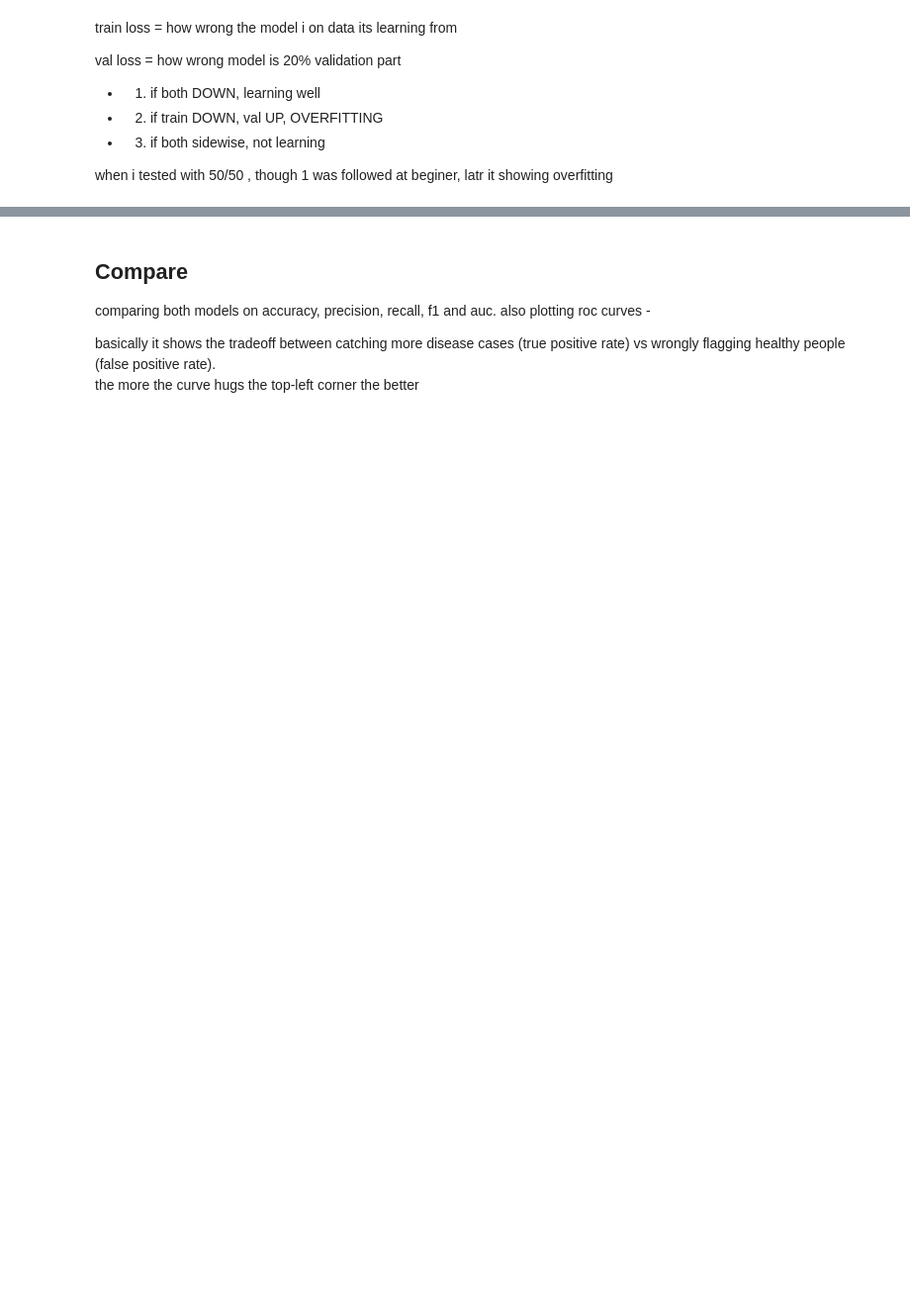
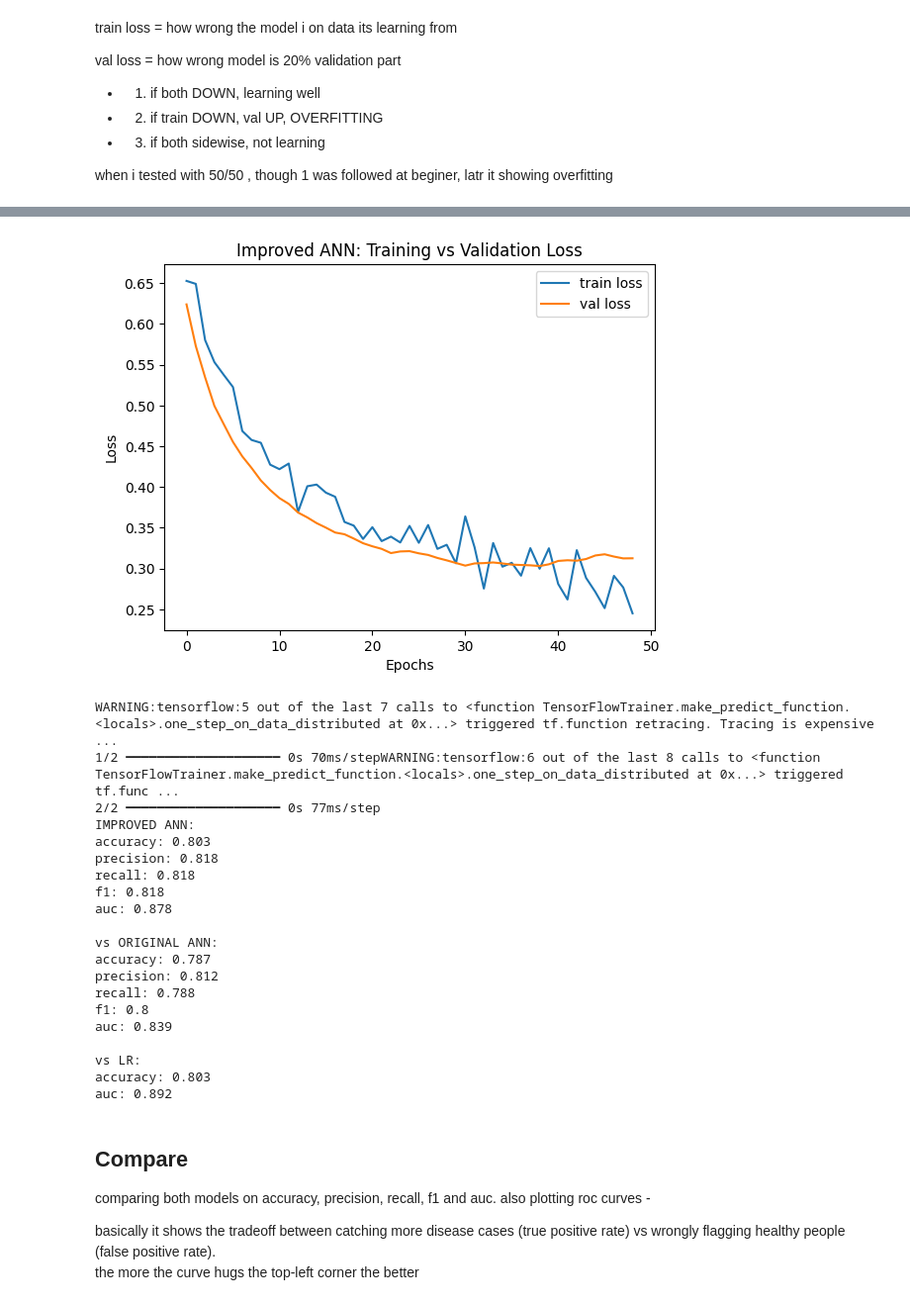
Before and after one commit to anonyks/cardio-ds, a Jupyter notebook: heart_disease_prediction.ipynb, the cells around one changed output, grey strips where cells are left out. Shown at 99% size. Saved outputs shown, nothing was run; the diff lists cells and outputs as text; code cells hidden in the pictures; blank space fills up the shorter version.

```diff
--- a/heart_disease_prediction.ipynb
+++ b/heart_disease_prediction.ipynb
@@ -364,3 +527,56 @@ plt.show()
+# %%
+# loss curve
+plt.plot(history_v2.history['loss'], label='train loss')
+plt.plot(history_v2.history['val_loss'], label='val loss')
+plt.xlabel('Epochs')
+plt.ylabel('Loss')
+plt.legend()
+plt.title('Improved ANN: Training vs Validation Loss')
+plt.show()
+
+# evaluate
+y_pred_v2_proba = model_v2.predict(X_test_scaled).flatten()
+y_pred_v2 = (y_pred_v2_proba > 0.5).astype(int)
+
+print("IMPROVED ANN:")
+print("accuracy:", round(accuracy_score(y_test, y_pred_v2), 3))
+print("precision:", round(precision_score(y_test, y_pred_v2), 3))
+print("recall:", round(recall_score(y_test, y_pred_v2), 3))
+print("f1:", round(f1_score(y_test, y_pred_v2), 3))
+print("auc:", round(roc_auc_score(y_test, y_pred_v2_proba), 3))
+print()
+print("vs ORIGINAL ANN:")
+print("accuracy:", round(ann_accuracy, 3))
+print("precision:", round(ann_precision, 3))
+print("recall:", round(ann_recall, 3))
+print("f1:", round(ann_f1, 3))
+print("auc:", round(ann_auc, 3))
+print()
+print("vs LR:")
+print("accuracy:", round(lr_accuracy, 3))
+print("auc:", round(lr_auc, 3))
+# %% [output]
+[figure, added]
+WARNING:tensorflow:5 out of the last 7 calls to <function TensorFlowTrainer.make_predict_function.<locals>.one_step_on_data_distributed at 0x...> triggered tf.function retracing. Tracing is expensive  ...
+1/2 ━━━━━━━━━━━━━━━━━━━━ 0s 70ms/stepWARNING:tensorflow:6 out of the last 8 calls to <function TensorFlowTrainer.make_predict_function.<locals>.one_step_on_data_distributed at 0x...> triggered tf.func ...
+2/2 ━━━━━━━━━━━━━━━━━━━━ 0s 77ms/step
+IMPROVED ANN:
+accuracy: 0.803
+precision: 0.818
+recall: 0.818
+f1: 0.818
+auc: 0.878
+
+vs ORIGINAL ANN:
+accuracy: 0.787
+precision: 0.812
+recall: 0.788
+f1: 0.8
+auc: 0.839
+
+vs LR:
+accuracy: 0.803
+auc: 0.892
 # %% [markdown]
 ## Compare
 
```
Also changed, not shown: parts of 22 cells of this notebook, 5 other files.
